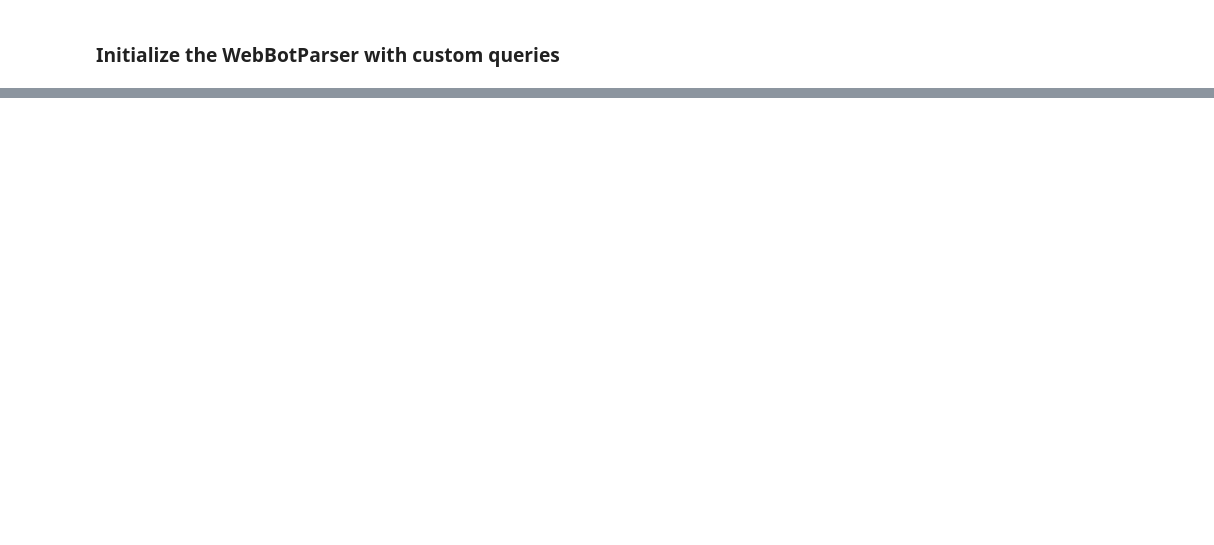
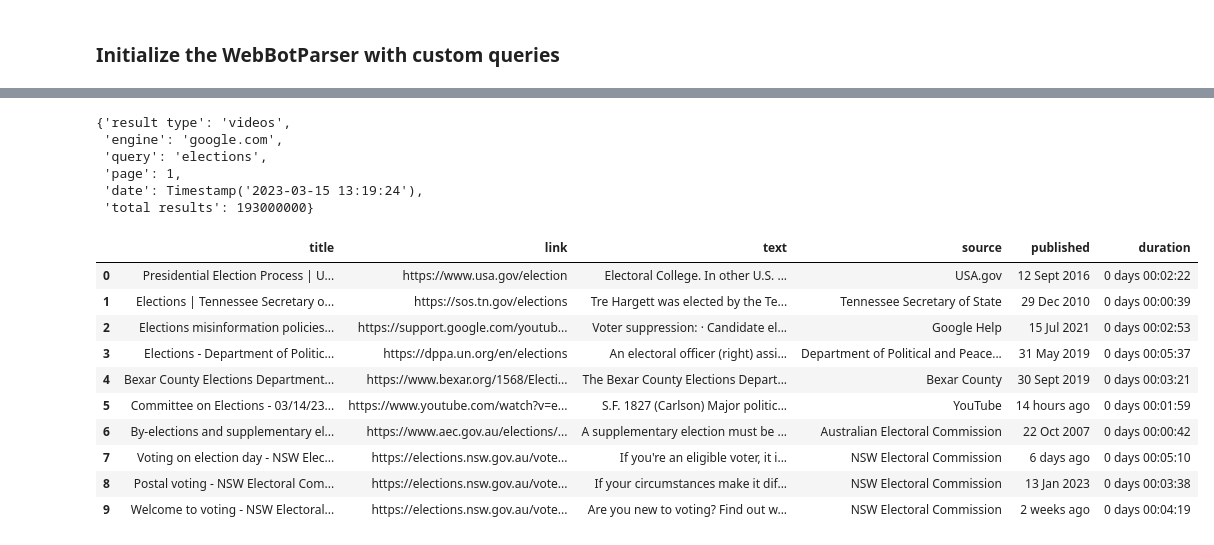
Before and after one commit to gesiscss/WebBot-tutorials, a Jupyter notebook: example.ipynb, the cells around one changed output, grey strips where cells are left out. Cells and saved outputs as stored; diff of their text form; code cells hidden in the pictures; blank space fills up the shorter version.

```diff
--- a/example.ipynb
+++ b/example.ipynb
@@ -108,9 +132,9 @@ import pandas as pd
 
 # some custom functions for extracting information from individual results
 # if most queries are custom, rewrite the __evaluate_query function instead.
-def get_date(_soup):
-    date = _soup.select('div.P7xzyf > span:last-child')[0].get_text()
-    try: date = pd.to_datetime(date, format="%d.%m.%Y") # some dates are relative, we ignore them for now
+def get_published_date(_soup):
+    try:
+        date = _soup.select('div.P7xzyf > span:last-child')[0].get_text()
     except: date = None
     return date
 
@@ -125,10 +149,10 @@ def get_duration(_soup):
 # WebBotParser supports text, attribute, exists, and custom queries
 my_queries = [
         {'name': 'title', 'type': 'text', 'selector': 'h3'},
-        {'name': 'link', 'type': 'attribute', 'selector': 'div.ct3b9e > a', 'attribute': 'href'},
+        {'name': 'link', 'type': 'attribute', 'selector': 'div.ct3b9e > div > a', 'attribute': 'href'},
         {'name': 'text', 'type': 'text', 'selector': 'div.Uroaid'},
         {'name': 'source', 'type': 'text', 'selector': 'span.Zg1NU'},
-        {'name': 'published', 'type': 'custom', 'function': get_date}, # pass a function for custom queries.
+        {'name': 'published', 'type': 'custom', 'function': get_published_date}, # pass a function for custom queries.
         {'name': 'duration', 'type': 'custom', 'function': get_duration}
     ]
 
@@ -167,0 +168,27 @@ results
+# %%
+# some warnings might be shown due to malformed webpage nevertheless it should not matter for the rest of the results
+metadata, results = parser.get_results('./testdata/google.com_elections_videos_2023-03-15_13_19_24.html')
+# %%
+metadata
+# %% [output]
+{'result type': 'videos',
+ 'engine': 'google.com',
+ 'query': 'elections',
+ 'page': 1,
+ 'date': Timestamp('2023-03-15 13:19:24'),
+ 'total results': 193000000}
+# %%
+# examine the results
+results.dropna()
+# %% [output]
+|  | title | link | text | source | published | duration |
+| 0 | Presidential Election Process | U... | https://www.usa.gov/election | Electoral College. In other U.S. ... | USA.gov | 12 Sept 2016 | 0 days 00:02:22 |
+| 1 | Elections | Tennessee Secretary o... | https://sos.tn.gov/elections | Tre Hargett was elected by the Te... | Tennessee Secretary of State | 29 Dec 2010 | 0 days 00:00:39 |
+| 2 | Elections misinformation policies... | https://support.google.com/youtub... | Voter suppression: · Candidate el... | Google Help | 15 Jul 2021 | 0 days 00:02:53 |
+| 3 | Elections - Department of Politic... | https://dppa.un.org/en/elections | An electoral officer (right) assi... | Department of Political and Peace... | 31 May 2019 | 0 days 00:05:37 |
+| 4 | Bexar County Elections Department... | https://www.bexar.org/1568/Electi... | The Bexar County Elections Depart... | Bexar County | 30 Sept 2019 | 0 days 00:03:21 |
+| 5 | Committee on Elections - 03/14/23... | https://www.youtube.com/watch?v=e... | S.F. 1827 (Carlson) Major politic... | YouTube | 14 hours ago | 0 days 00:01:59 |
+| 6 | By-elections and supplementary el... | https://www.aec.gov.au/elections/... | A supplementary election must be ... | Australian Electoral Commission | 22 Oct 2007 | 0 days 00:00:42 |
+| 7 | Voting on election day - NSW Elec... | https://elections.nsw.gov.au/vote... | If you're an eligible voter, it i... | NSW Electoral Commission | 6 days ago | 0 days 00:05:10 |
+| 8 | Postal voting - NSW Electoral Com... | https://elections.nsw.gov.au/vote... | If your circumstances make it dif... | NSW Electoral Commission | 13 Jan 2023 | 0 days 00:03:38 |
+| 9 | Welcome to voting - NSW Electoral... | https://elections.nsw.gov.au/vote... | Are you new to voting? Find out w... | NSW Electoral Commission | 2 weeks ago | 0 days 00:04:19 |
```
Also changed, not shown: parts of 13 cells of this notebook, 13 other files.
